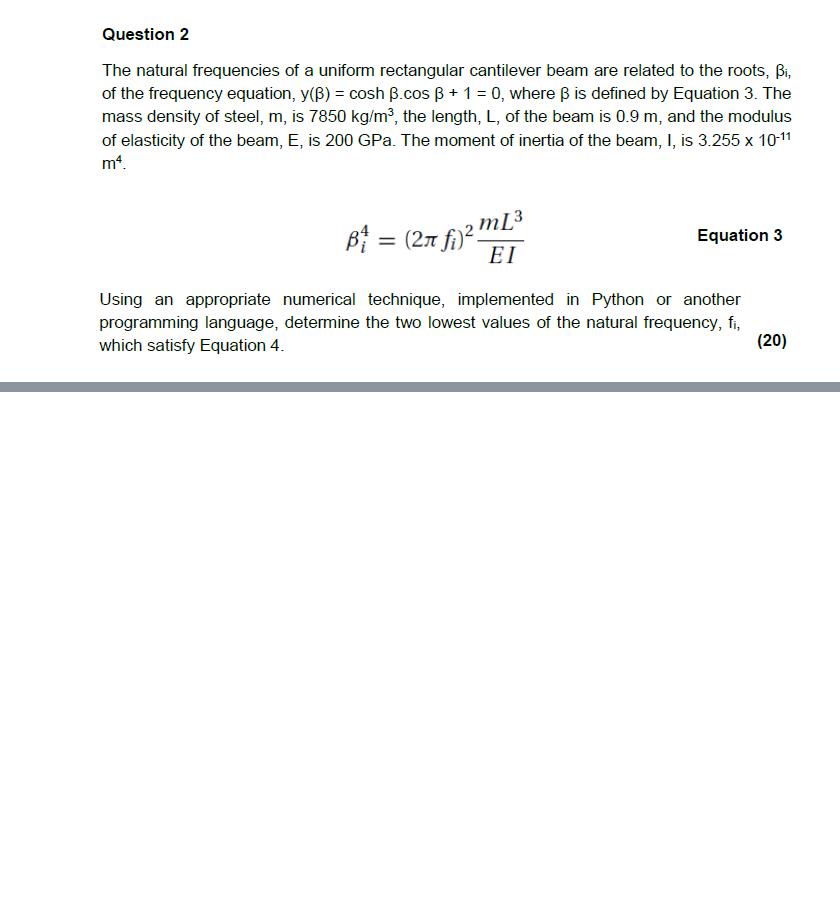
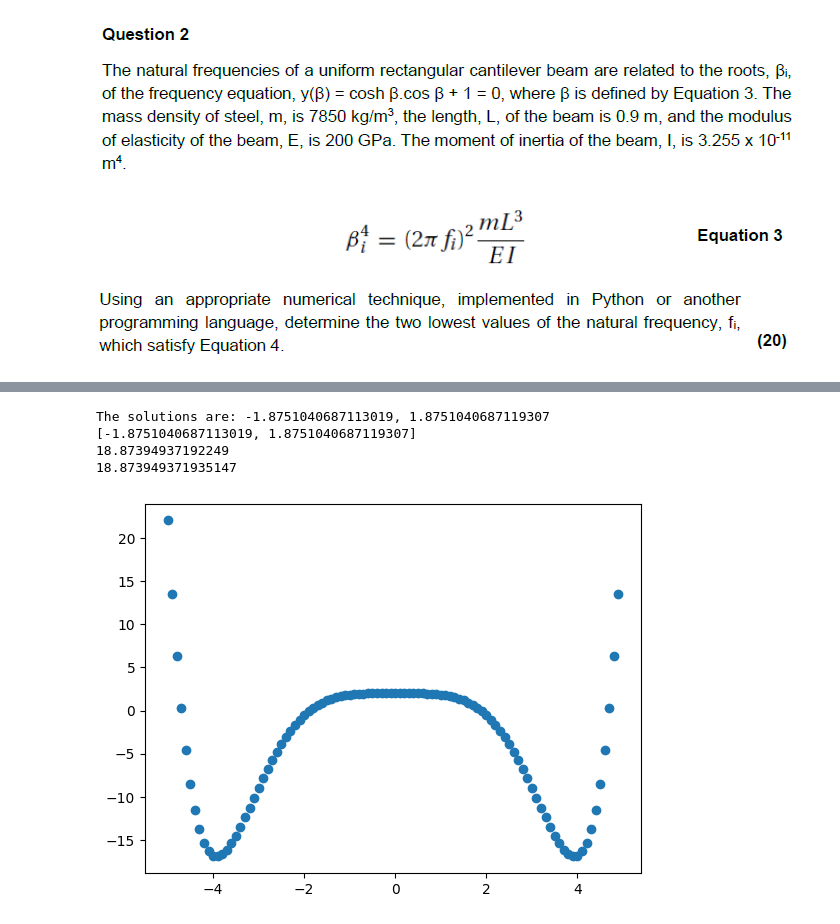
Before and after one commit to Pepperpepsi/cmmexamcode, a Jupyter notebook: 2021 pastpaper.ipynb, the cells around one changed output, grey strips where cells are left out. Drawn from its saved outputs; the diff is of its cells as text; code cells hidden in the pictures; blank space fills up the shorter version.

```diff
--- a/2021 pastpaper.ipynb
+++ b/2021 pastpaper.ipynb
@@ -69,0 +55,76 @@ print(B)
+# %%
+import numpy as np
+import scipy.optimize as optimize
+import matplotlib.pyplot as plt
+
+# fi = np.arange(0,1,0.01)
+# fi = 1
+m = 7850/1000000000
+L = 0.9*1000
+E = 200000
+I = 3.255e-11*1000000000000
+B = np.arange(-5,5,0.1)
+# B = [5]
+# print(B)
+
+y_val = []
+y = lambda B: (np.cosh(B)*np.cos(B))+1
+
+for i in B:
+    y_val.append(y(i)) # = 0
+
+# print(B)
+# print(y_val)
+
+plt.scatter(B,y(B))
+# plt.ylim(-1000)
+
+def secant(f,a,b,N):
+    # f = function [manually define]
+    # a, b = search interval
+    # N = Number of iterations
+    if f(a)*f(b) >= 0:
+        print("Secant method fails.")
+        return None
+    a_n = a
+    b_n = b
+    for n in range(1,N+1):
+        m_n = a_n - f(a_n)*(b_n - a_n)/(f(b_n) - f(a_n))
+        f_m_n = f(m_n)
+        if f(a_n)*f_m_n < 0:
+            a_n = a_n
+            b_n = m_n
+        elif f(b_n)*f_m_n < 0:
+            a_n = m_n
+            b_n = b_n
+        elif f_m_n == 0:
+            print("Found exact solution.")
+            return m_n
+        else:
+            print("Secant method fails.")
+            return None
+    return a_n - f(a_n)*(b_n - a_n)/(f(b_n) - f(a_n))
+
+solution_neg = secant(y,-10,0,100000)
+solution_pos = secant(y,0,10,100000)
+print(f'The solutions are: {solution_neg}, {solution_pos}')
+solutions = [solution_neg, solution_pos]
+print(solutions)
+
+
+
+freq = lambda B: (np.sqrt(B**4*((E*I)/(m*L**3))))/(2*np.pi)
+
+# for i in solutions:
+#     fi = freq(i)
+
+fi = freq(solution_neg)
+print(fi)
+fi = freq(solution_pos)
+print(fi)
+# %% [output]
+The solutions are: -1.8751040687113019, 1.8751040687119307
+[-1.8751040687113019, 1.8751040687119307]
+18.87394937192249
+18.873949371935147
+[figure, added]
```
Also changed, not shown: parts of 7 cells of this notebook, 1 other file.
